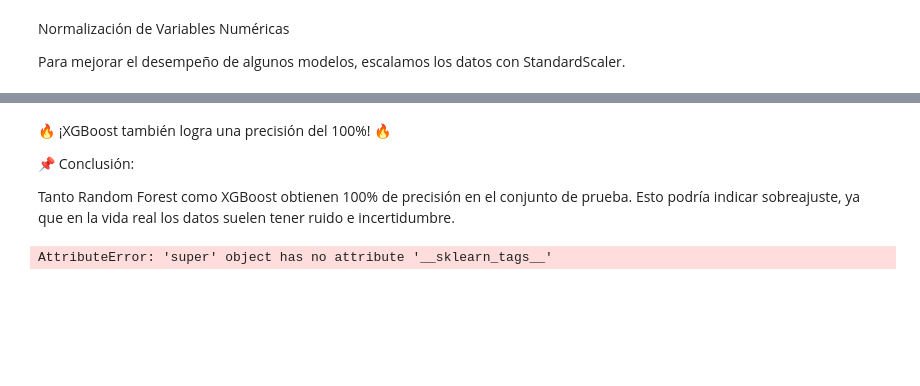
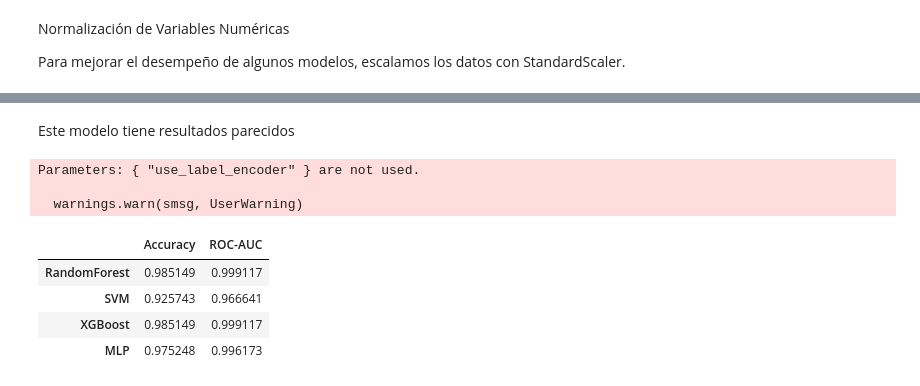
Before and after one commit to Cmonzon-94/Machine-Learning, a Jupyter notebook: Enfermedades_cardiacas.ipynb, the cells around one changed output, grey strips where cells are left out. Cells and saved outputs as stored; diff of their text form; code cells hidden in the pictures; blank space fills up the shorter version.

```diff
--- a/Enfermedades_cardiacas.ipynb
+++ b/Enfermedades_cardiacas.ipynb
@@ -480,17 +464,2 @@ Parameters: { "use_label_encoder" } are not used.
-# %% [markdown]
-🔥 ¡XGBoost también logra una precisión del 100%! 🔥
-
-📌 Conclusión:
-
-Tanto Random Forest como XGBoost obtienen 100% de precisión en el conjunto de prueba.
-Esto podría indicar sobreajuste, ya que en la vida real los datos suelen tener ruido e incertidumbre.
-# %%
-# Validación cruzada con XGBoost para ver si mantiene un rendimiento estable en diferentes particiones de datos.
-# Validación cruzada con 5 folds para XGBoost
-cv_xgb_scores = cross_val_score(xgb_model, X_reduced, y, cv=5, scoring="accuracy")
-
-# Promedio de precisión en validación cruzada
-cv_xgb_mean = cv_xgb_scores.mean()
-cv_xgb_mean
-# %% [output]
-AttributeError: 'super' object has no attribute '__sklearn_tags__'
+# %% [markdown]
+Este modelo tiene resultados parecidos
@@ -496,0 +486,29 @@ AttributeError: 'super' object has no attribute '__sklearn_tags__'
+# %%
+# Comparación de modelos
+
+models = {
+    "RandomForest": best_rf,
+    "SVM": SVC(probability=True, random_state=42),
+    "XGBoost": XGBClassifier(use_label_encoder=False, eval_metric="logloss", random_state=42),
+    "MLP": MLPClassifier(max_iter=500, random_state=42)
+}
+
+results = {}
+for name, model in models.items():
+    model.fit(X_train, y_train)
+    y_pred = model.predict(X_test)
+    acc = accuracy_score(y_test, y_pred)
+    roc = roc_auc_score(y_test, model.predict_proba(X_test)[:, 1])
+    results[name] = {"Accuracy": acc, "ROC-AUC": roc}
+
+# Comparar resultados
+pd.DataFrame(results).T
+# %% [output]
+Parameters: { "use_label_encoder" } are not used.
+
+  warnings.warn(smsg, UserWarning)
+|  | Accuracy | ROC-AUC |
+| RandomForest | 0.985149 | 0.999117 |
+| SVM | 0.925743 | 0.966641 |
+| XGBoost | 0.985149 | 0.999117 |
+| MLP | 0.975248 | 0.996173 |
```
Also changed, not shown: parts of 50 cells of this notebook, 2 other files.
